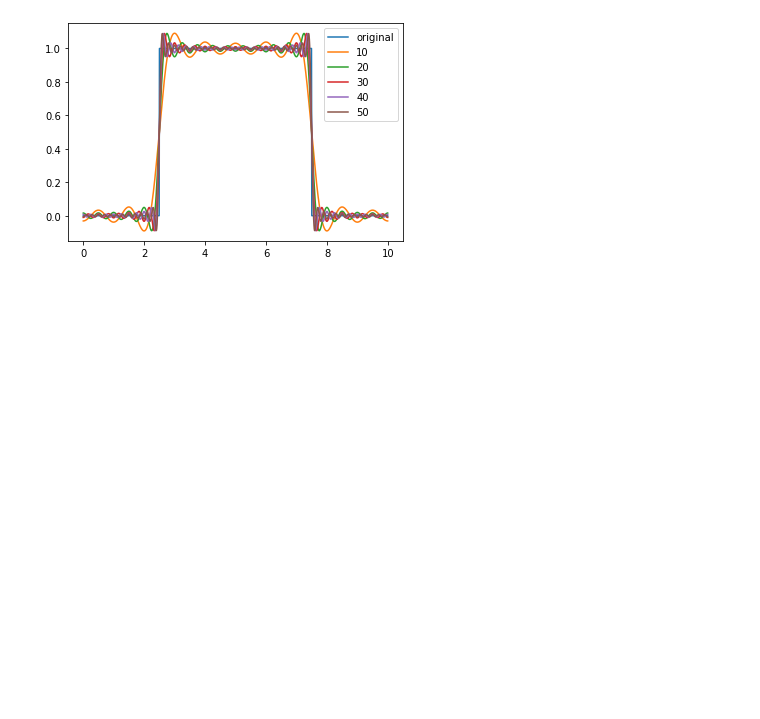
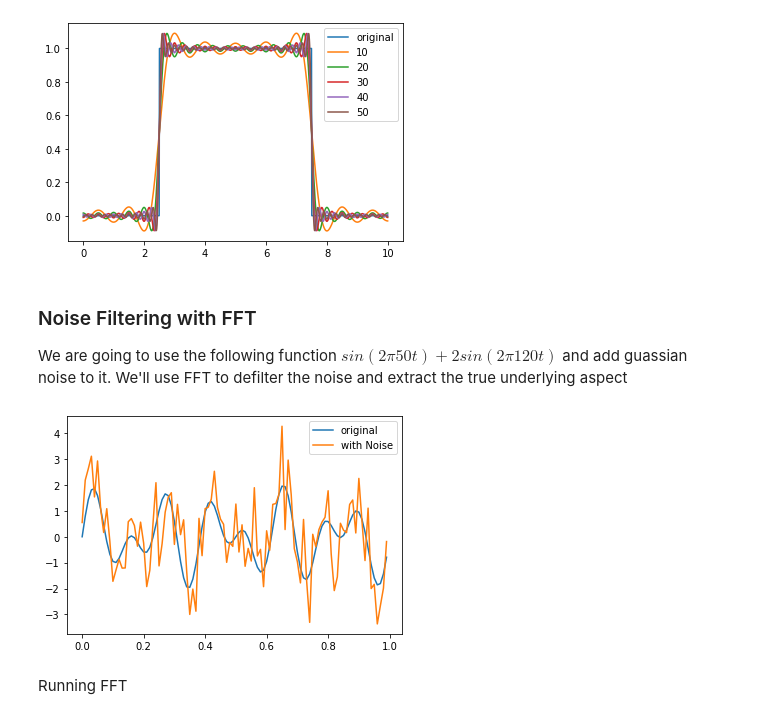
Before and after one commit to DuckieNukeEm/data_driven_science_and_engineering, a Jupyter notebook: Ch2/Chapter 2 - Fourier Transformations.ipynb, the cells around one changed output. Saved outputs shown, nothing was run; the diff lists cells and outputs as text; code cells hidden in the pictures; blank space fills up the shorter version.

```diff
--- a/Ch2/Chapter 2 - Fourier Transformations.ipynb
+++ b/Ch2/Chapter 2 - Fourier Transformations.ipynb
@@ -115,3 +115,21 @@ plt.legend()
 plt.show()
 # %% [output]
 [figure]
+# %% [markdown]
+### Noise Filtering with FFT
+We are going to use the following function $sin(2\pi 50t) + 2sin(2\pi 120t)$ and add guassian noise to it. We'll use FFT to defilter the noise and extract the true underlying aspect
+# %%
+# init
+dt = 0.01
+t = np.arange(0,1,dt)
+Func = np.sin(2*np.pi*5*t) + np.sin(2*np.pi*8*t)
+Func_Noise = Func + np.random.normal(0,1,len(t))
+# %%
+plt.plot(t,Func, label = 'original')
+plt.plot(t,Func_Noise, label = 'with Noise')
+plt.legend()
+plt.show()
+# %% [output]
+[figure, added]
+# %% [markdown]
+Running FFT
```
Also changed, not shown: parts of 5 cells of this notebook, 1 other file.
